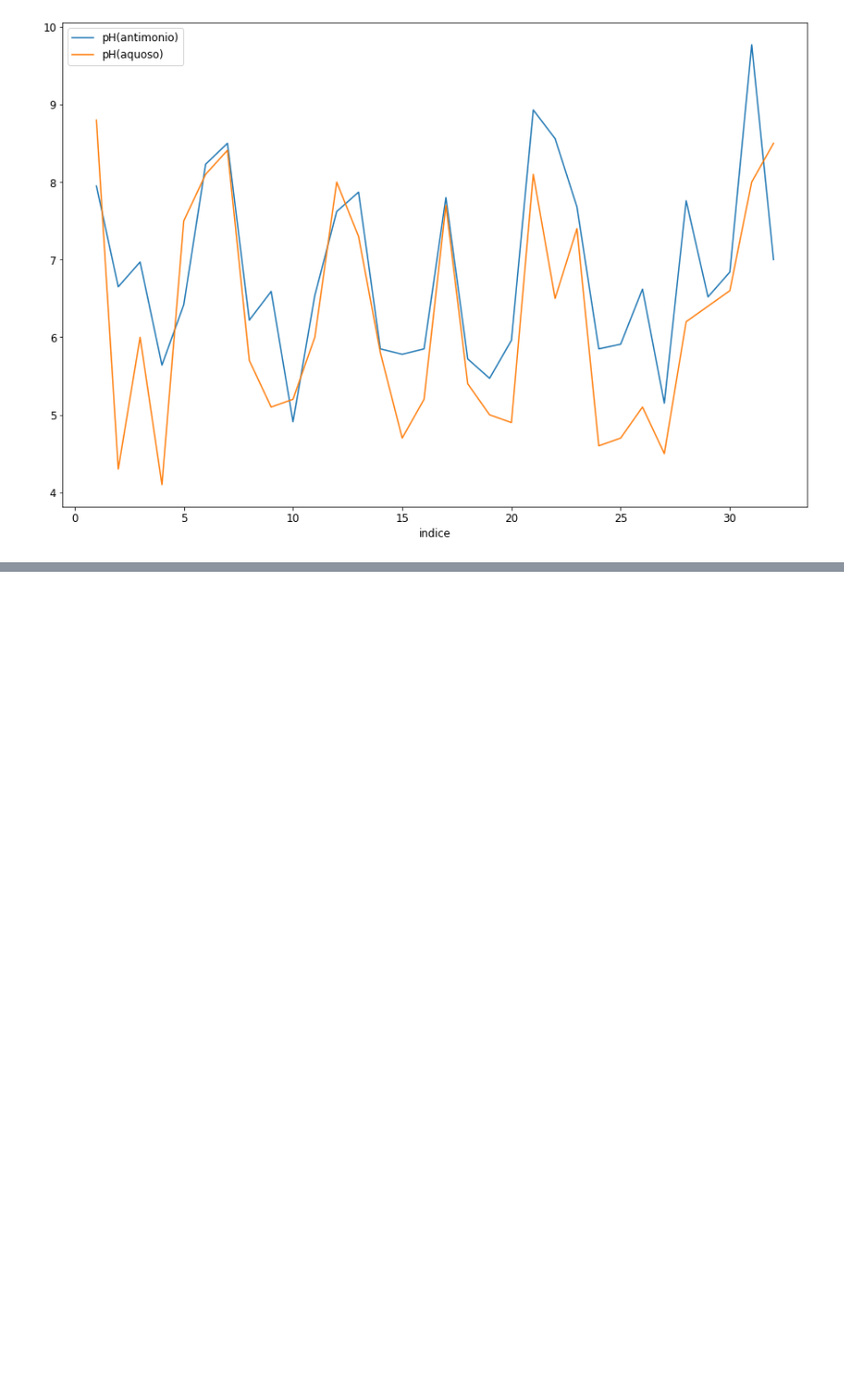
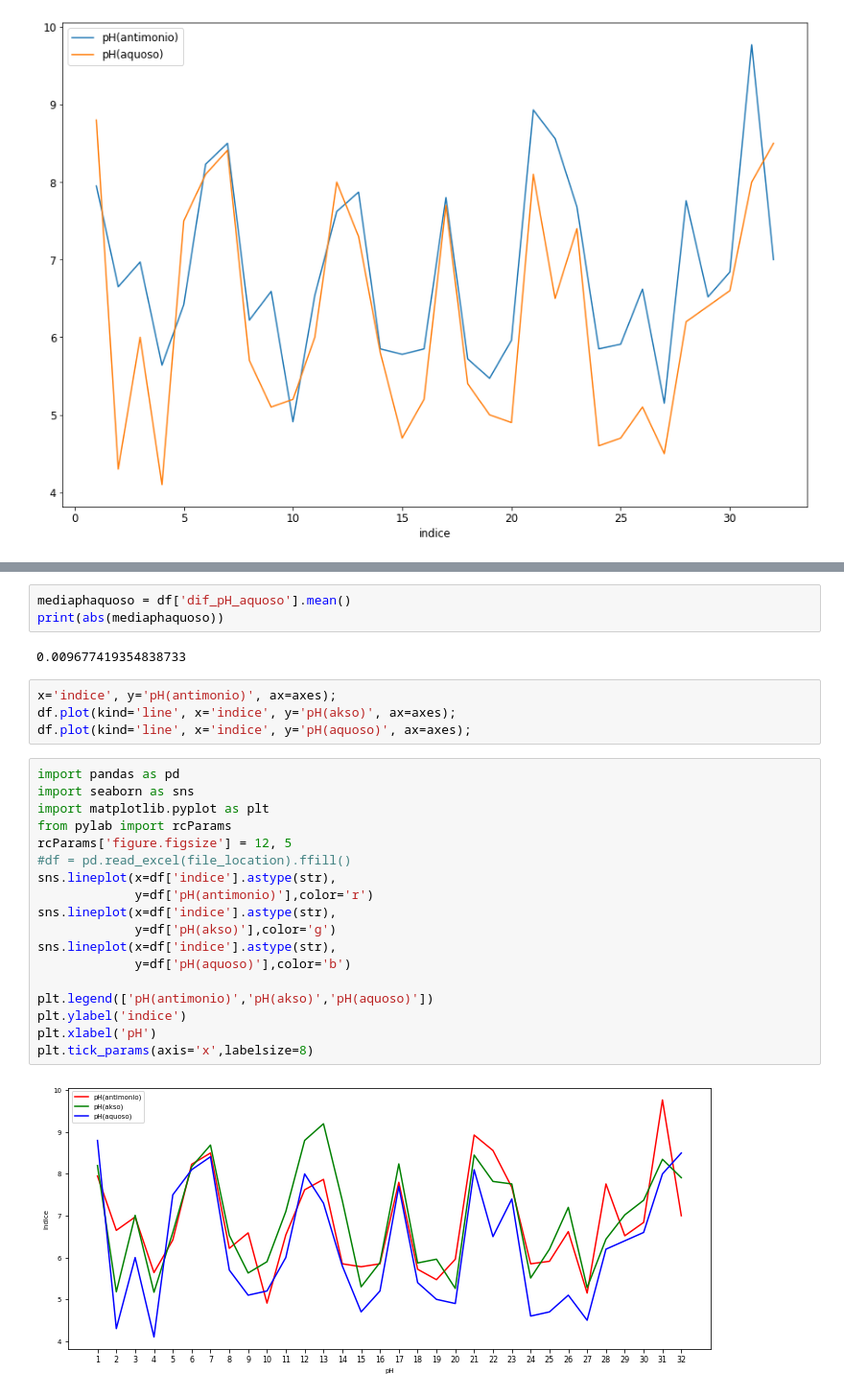
Before and after one commit to SauloHenriqueAguiar/AnalisedosDadosPH, a Jupyter notebook: testesensorpHcomp.ipynb, the cells around one changed output, grey strips where cells are left out. Shown at 96% size. Cells and saved outputs as stored; diff of their text form; blank space fills up the shorter version.

```diff
--- a/testesensorpHcomp.ipynb
+++ b/testesensorpHcomp.ipynb
@@ -77,0 +189,29 @@ df.plot(kind='line', x='indice', y='pH(aquoso)', ax=axes);
+# %%
+mediaphaquoso = df['dif_pH_aquoso'].mean()
+print(abs(mediaphaquoso))
+# %% [output]
+0.009677419354838733
+# %%
+x='indice', y='pH(antimonio)', ax=axes);
+df.plot(kind='line', x='indice', y='pH(akso)', ax=axes);
+df.plot(kind='line', x='indice', y='pH(aquoso)', ax=axes);
+# %%
+import pandas as pd
+import seaborn as sns
+import matplotlib.pyplot as plt
+from pylab import rcParams
+rcParams['figure.figsize'] = 12, 5
+#df = pd.read_excel(file_location).ffill()
+sns.lineplot(x=df['indice'].astype(str),
+             y=df['pH(antimonio)'],color='r')
+sns.lineplot(x=df['indice'].astype(str),
+             y=df['pH(akso)'],color='g')
+sns.lineplot(x=df['indice'].astype(str),
+             y=df['pH(aquoso)'],color='b')
+
+plt.legend(['pH(antimonio)','pH(akso)','pH(aquoso)'])
+plt.ylabel('indice')
+plt.xlabel('pH')
+plt.tick_params(axis='x',labelsize=8)
+# %% [output]
+[figure, added]
```
Also changed, not shown: parts of 7 cells of this notebook.
